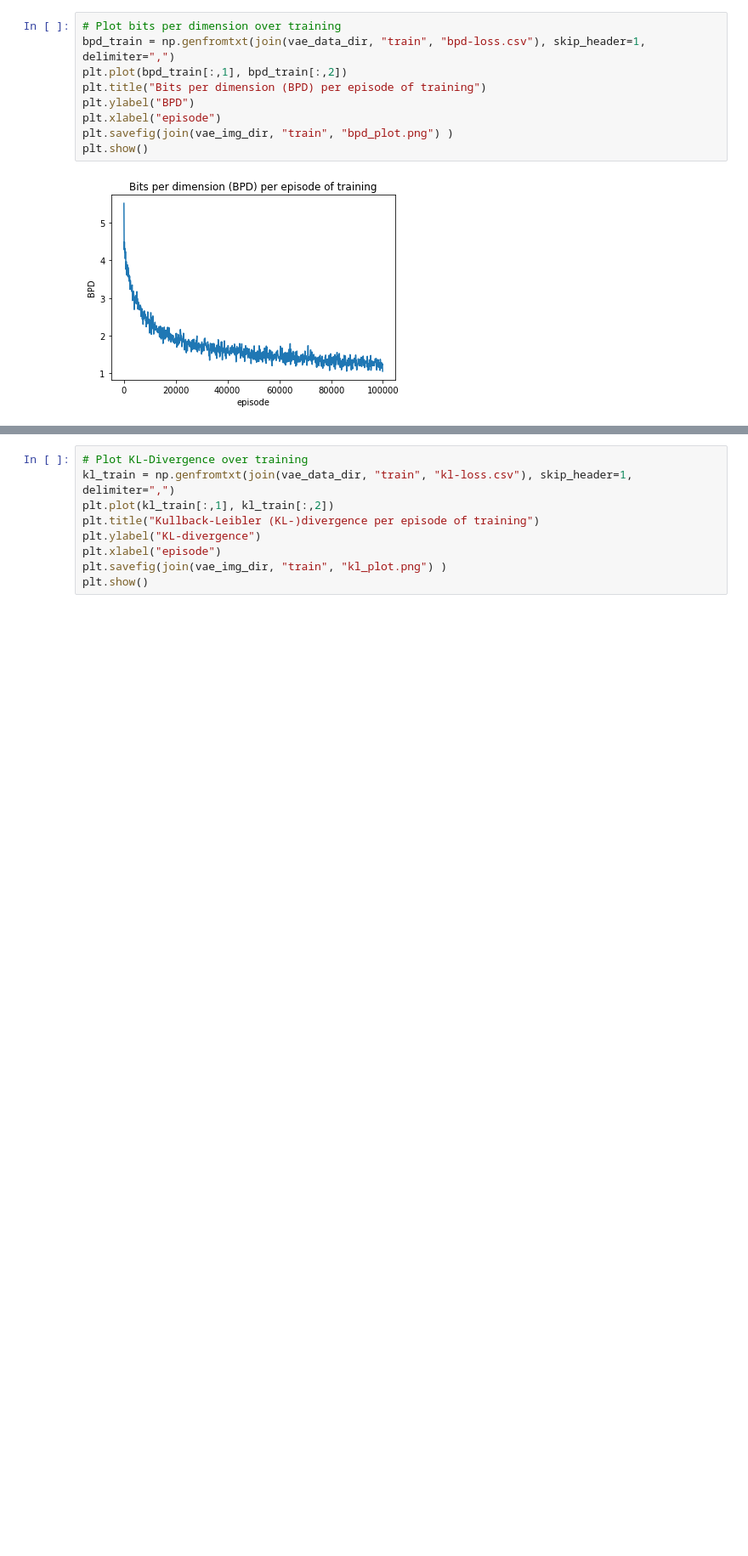
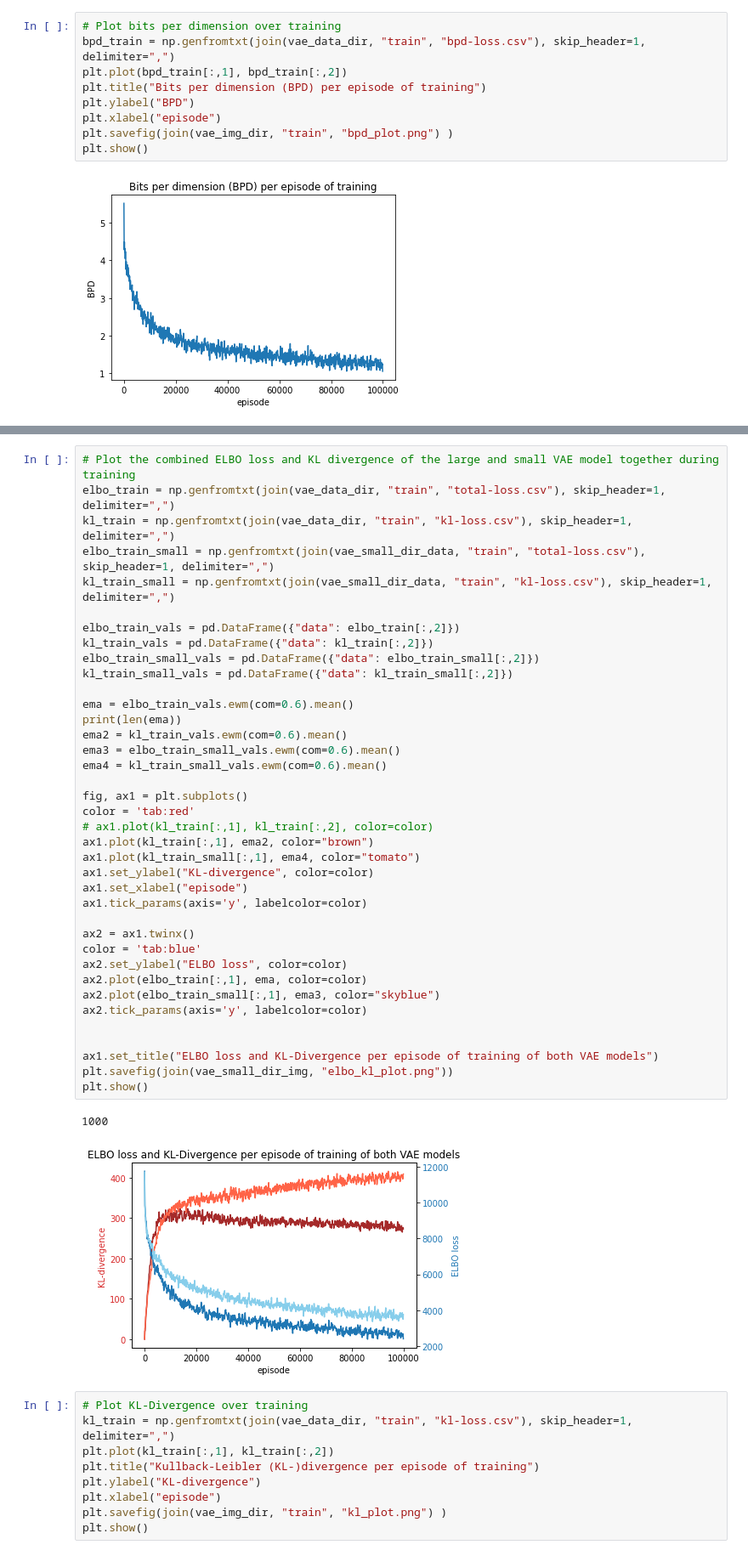
Before and after one commit to JanSchering/natural_computing, a Jupyter notebook: final/vae/presentation_vis.ipynb, the cells around one changed output, grey strips where cells are left out. Shown at 85% size. Drawn from its saved outputs; the diff is of its cells as text; blank space fills up the shorter version.

```diff
--- a/final/vae/presentation_vis.ipynb
+++ b/final/vae/presentation_vis.ipynb
@@ -28,3 +77,44 @@ plt.show()
+# %%
+# Plot the combined ELBO loss and KL divergence of the large and small VAE model together during training
+elbo_train = np.genfromtxt(join(vae_data_dir, "train", "total-loss.csv"), skip_header=1, delimiter=",")
+kl_train = np.genfromtxt(join(vae_data_dir, "train", "kl-loss.csv"), skip_header=1, delimiter=",")
+elbo_train_small = np.genfromtxt(join(vae_small_dir_data, "train", "total-loss.csv"), skip_header=1, delimiter=",")
+kl_train_small = np.genfromtxt(join(vae_small_dir_data, "train", "kl-loss.csv"), skip_header=1, delimiter=",")
+
+elbo_train_vals = pd.DataFrame({"data": elbo_train[:,2]})
+kl_train_vals = pd.DataFrame({"data": kl_train[:,2]})
+elbo_train_small_vals = pd.DataFrame({"data": elbo_train_small[:,2]})
+kl_train_small_vals = pd.DataFrame({"data": kl_train_small[:,2]})
+
+ema = elbo_train_vals.ewm(com=0.6).mean()
+print(len(ema))
+ema2 = kl_train_vals.ewm(com=0.6).mean()
+ema3 = elbo_train_small_vals.ewm(com=0.6).mean()
+ema4 = kl_train_small_vals.ewm(com=0.6).mean()
+
+fig, ax1 = plt.subplots()
+color = 'tab:red'
+# ax1.plot(kl_train[:,1], kl_train[:,2], color=color)
+ax1.plot(kl_train[:,1], ema2, color="brown")
+ax1.plot(kl_train_small[:,1], ema4, color="tomato")
+ax1.set_ylabel("KL-divergence", color=color)
+ax1.set_xlabel("episode")
+ax1.tick_params(axis='y', labelcolor=color)
+
+ax2 = ax1.twinx()
+color = 'tab:blue'
+ax2.set_ylabel("ELBO loss", color=color)
+ax2.plot(elbo_train[:,1], ema, color=color)
+ax2.plot(elbo_train_small[:,1], ema3, color="skyblue")
+ax2.tick_params(axis='y', labelcolor=color)
+
+
+ax1.set_title("ELBO loss and KL-Divergence per episode of training of both VAE models")
+plt.savefig(join(vae_small_dir_img, "elbo_kl_plot.png"))
+plt.show()
+# %% [output]
+1000
+[figure, added]
 # %%
 # Plot KL-Divergence over training
 kl_train = np.genfromtxt(join(vae_data_dir, "train", "kl-loss.csv"), skip_header=1, delimiter=",")
```
Also changed, not shown: parts of 5 cells of this notebook, 7 other files.
